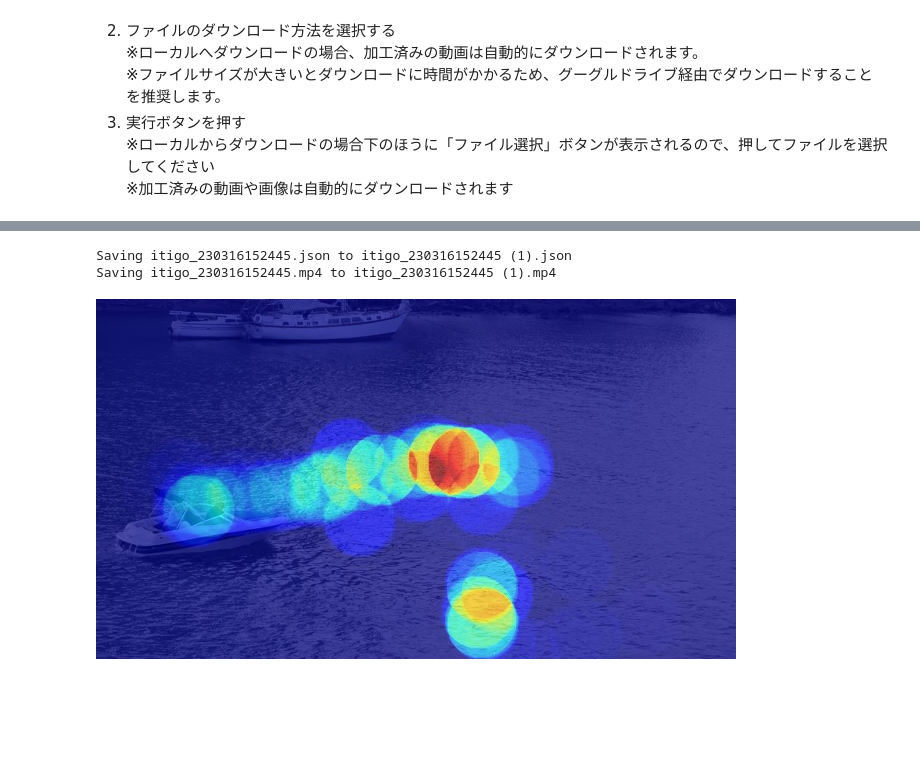
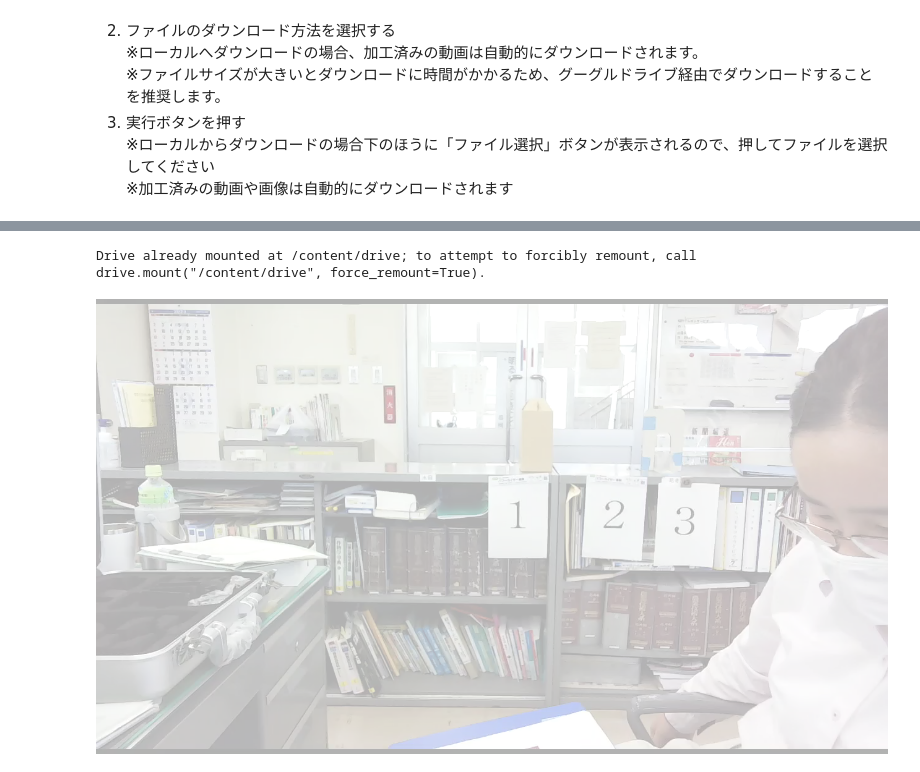
Before and after one commit to 1900690/strawberry, a Jupyter notebook: eye_camera.ipynb, the cells around one changed output, grey strips where cells are left out. Cells and saved outputs as stored; diff of their text form; code cells hidden in the pictures; blank space fills up the shorter version.

```diff
--- a/eye_camera.ipynb
+++ b/eye_camera.ipynb
@@ -136,11 +138,11 @@ import shutil
 import numpy as np
 from google.colab.patches import cv2_imshow
 
-ファイルのアップロード方法を選択 = '\u30ED\u30FC\u30AB\u30EB\u304B\u3089\u30A2\u30C3\u30D7\u30ED\u30FC\u30C9' #@param ["グーグルドライブからアップロード", "ローカルからアップロード"]
+ファイルのアップロード方法を選択 = '\u30B0\u30FC\u30B0\u30EB\u30C9\u30E9\u30A4\u30D6\u304B\u3089\u30A2\u30C3\u30D7\u30ED\u30FC\u30C9' #@param ["グーグルドライブからアップロード", "ローカルからアップロード"]
 ファイルのダウンロード方法を選択 = '\u30ED\u30FC\u30AB\u30EB\u3078\u30C0\u30A6\u30F3\u30ED\u30FC\u30C9' #@param ["グーグルドライブへダウンロード", "ローカルへダウンロード"]
 
 # @markdown ※グーグルドライブからアップロードする場合はファイル名を記入してください
-ファイル名を記入 = "itigo_230316152445" #@param {type:"string"}
+ファイル名を記入 = "Guest_230725114056" #@param {type:"string"}
 
 if ファイルのアップロード方法を選択 == 'ローカルからアップロード':
   #データをアップロード
@@ -224,3 +225,2 @@ if ファイルのダウンロード方法を選択 == 'グーグルドライブ
-Saving itigo_230316152445.json to itigo_230316152445 (1).json
-Saving itigo_230316152445.mp4 to itigo_230316152445 (1).mp4
+Drive already mounted at /content/drive; to attempt to forcibly remount, call drive.mount("/content/drive", force_remount=True).
-[figure, old version]
+[figure, new version]
```
Also changed, not shown: parts of 3 cells of this notebook.
